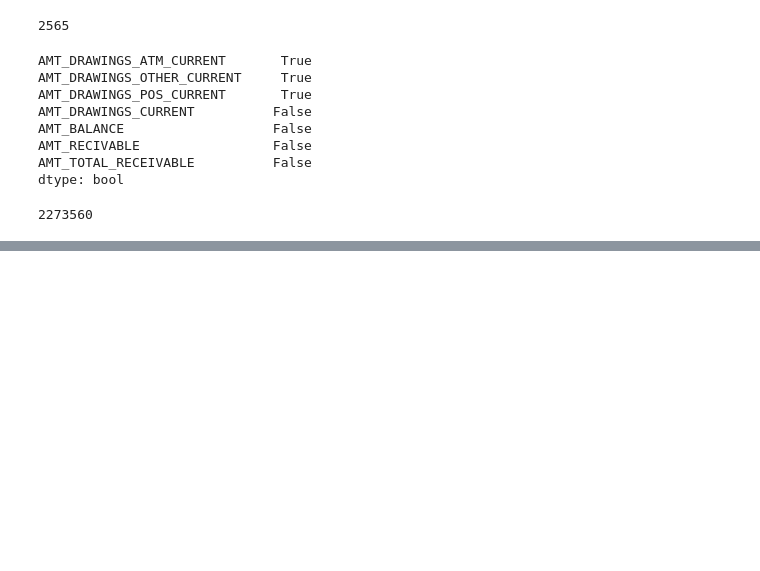
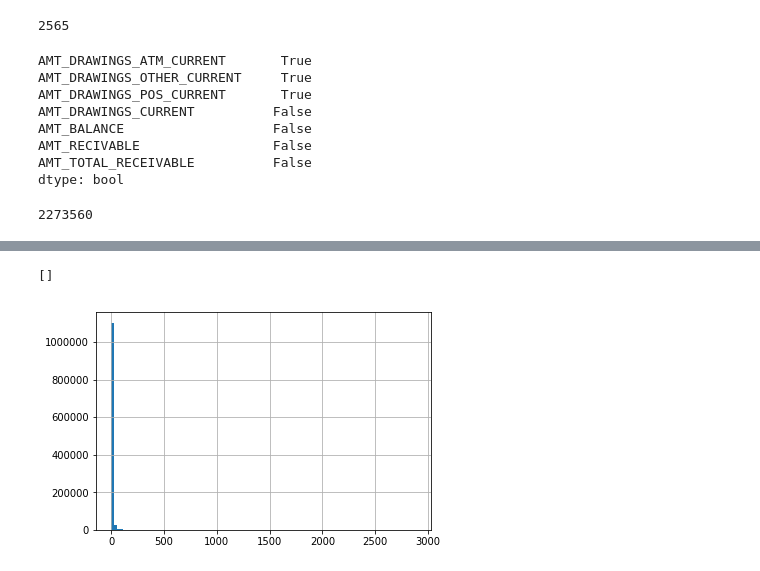
Before and after one commit to wluo-personal/AlphaBoosting, a Jupyter notebook: home_credit/haoyan/test.ipynb, the cells around one changed output, grey strips where cells are left out. Cells and saved outputs as stored; diff of their text form; code cells hidden in the pictures; blank space fills up the shorter version.

```diff
--- a/home_credit/haoyan/test.ipynb
+++ b/home_credit/haoyan/test.ipynb
@@ -206,0 +244,9 @@ sum(credit['AMT_PAYMENT_TOTAL_CURRENT'] - credit['AMT_BALANCE'] >= 0)
+# %%
+import matplotlib.pyplot as plt
+tmp = inst[name1] != 0
+
+inst[tmp][name1].hist(bins=100)
+plt.plot()
+# %% [output]
+[]
+[figure, added]
```
Also changed, not shown: parts of 22 cells of this notebook, 3 other files.
